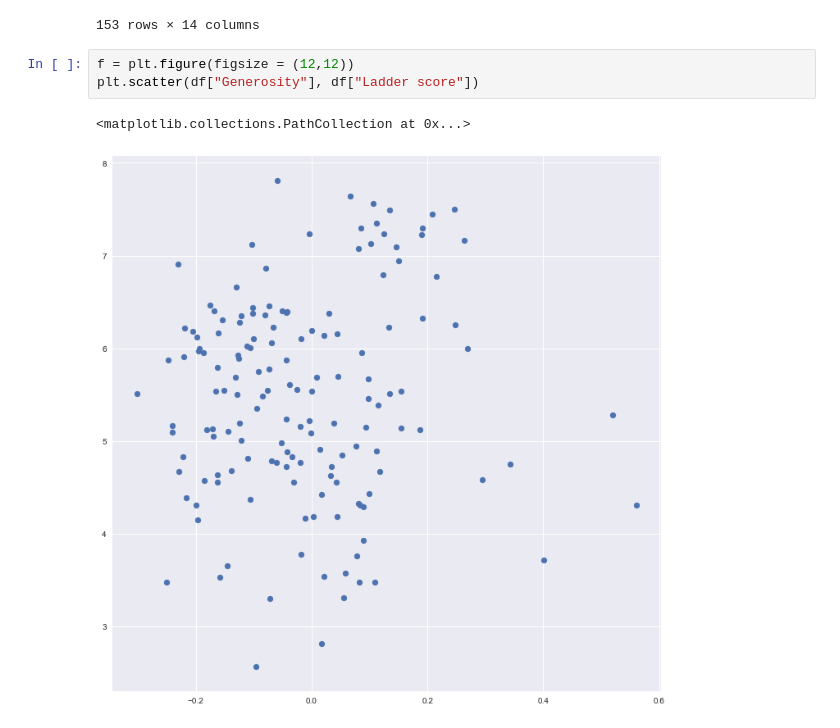
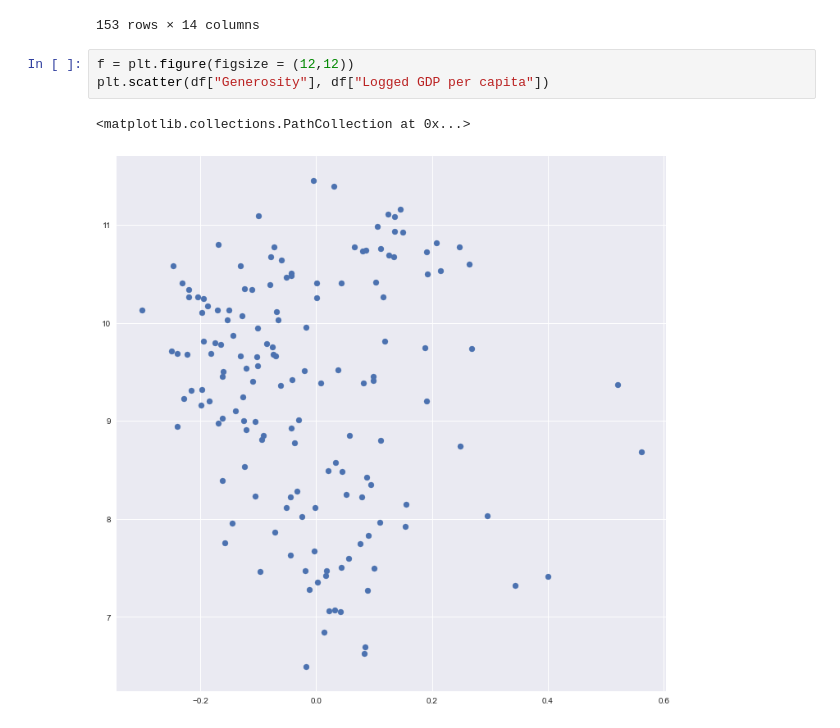
Before and after one commit to datares/happy-pineapples, a Jupyter notebook: analysis/pineapple_matrix.ipynb, the cells around one changed output. Cells and saved outputs as stored; diff of their text form.

Commit message:
WH Updated map visualization

```diff
--- a/analysis/pineapple_matrix.ipynb
+++ b/analysis/pineapple_matrix.ipynb
@@ -105,7 +105,7 @@ df
 153 rows × 14 columns
 # %%
 f = plt.figure(figsize = (12,12))
-plt.scatter(df["Generosity"], df["Ladder score"])
+plt.scatter(df["Generosity"], df["Logged GDP per capita"])
 # %% [output]
 <matplotlib.collections.PathCollection at 0x...>
-[figure, old version]
+[figure, new version]
```
Also changed, not shown: 1 other file.
